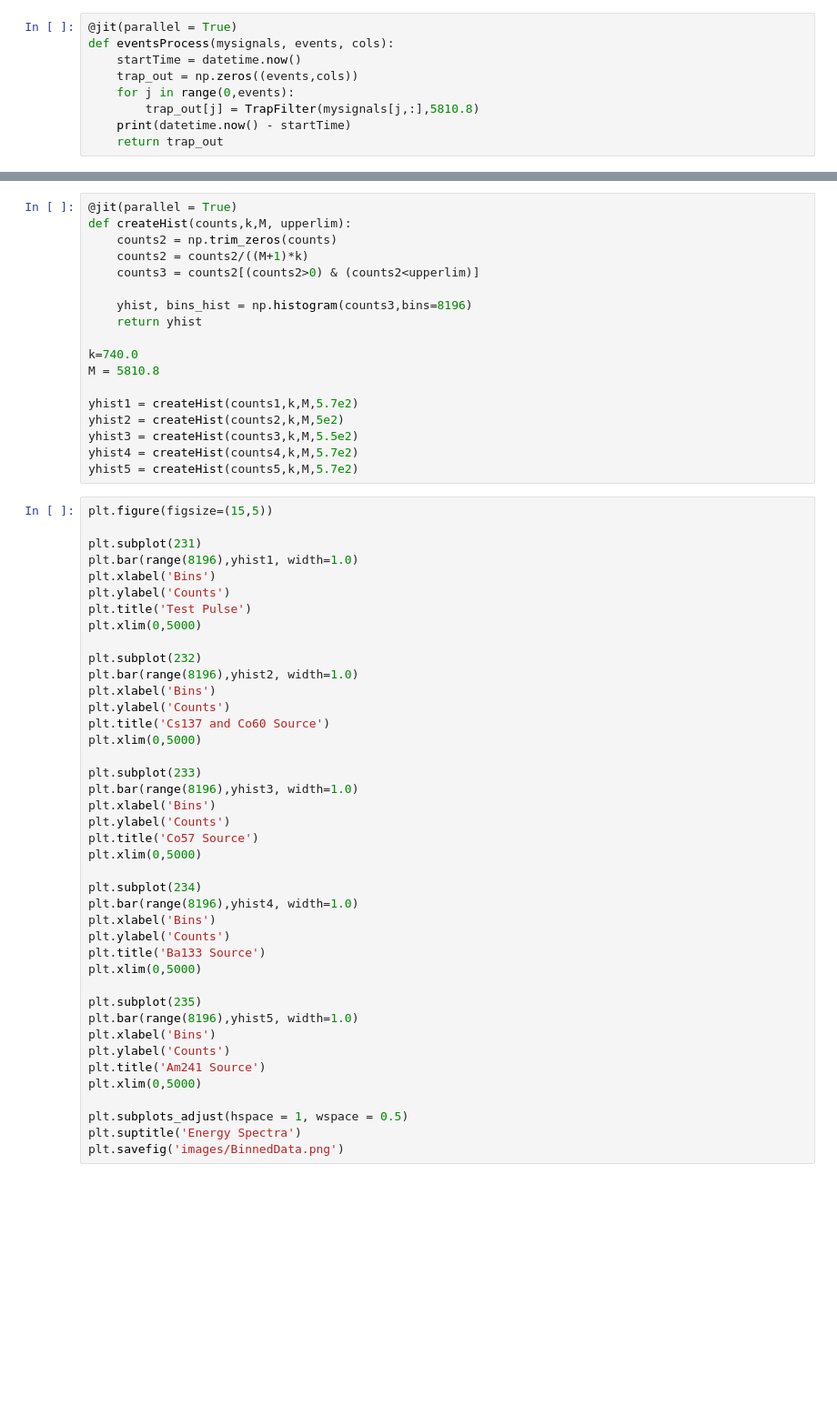
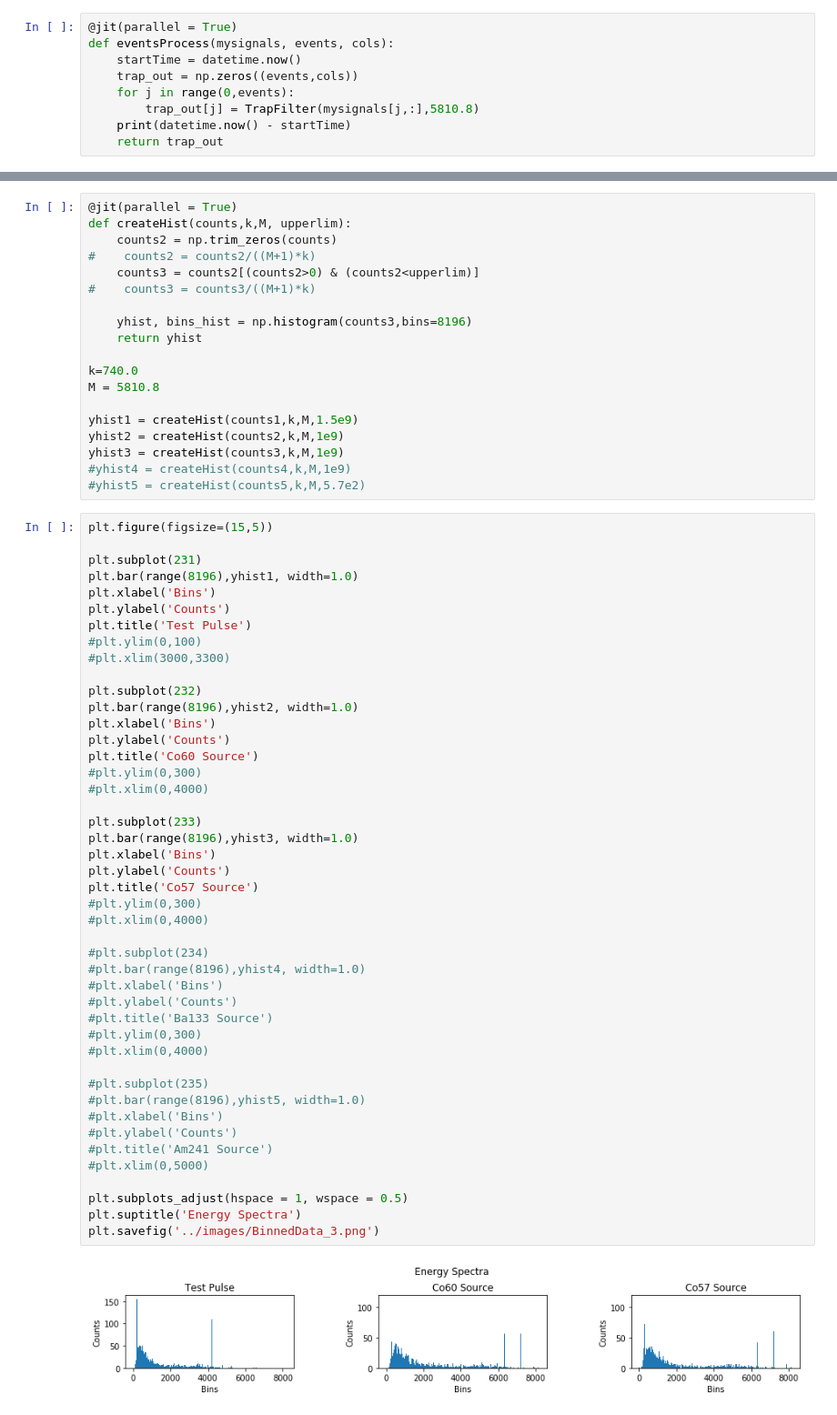
Before and after one commit to NE204-Fall2018/christopher-brand-lab1, a Jupyter notebook: code/ProduceGraphs.ipynb, the cells around one changed output, grey strips where cells are left out. Shown at 91% size. Saved outputs shown, nothing was run; the diff lists cells and outputs as text; blank space fills up the shorter version.

```diff
--- a/code/ProduceGraphs.ipynb
+++ b/code/ProduceGraphs.ipynb
@@ -233,8 +250,9 @@ for j in range(0,len(trap_out5)):
 @jit(parallel = True)
 def createHist(counts,k,M, upperlim):
     counts2 = np.trim_zeros(counts)
-    counts2 = counts2/((M+1)*k)
+#    counts2 = counts2/((M+1)*k)
     counts3 = counts2[(counts2>0) & (counts2<upperlim)]
+#    counts3 = counts3/((M+1)*k)
 
     yhist, bins_hist = np.histogram(counts3,bins=8196)
     return yhist
@@ -242,49 +260,55 @@ def createHist(counts,k,M, upperlim):
 k=740.0
 M = 5810.8
 
-yhist1 = createHist(counts1,k,M,5.7e2)
-yhist2 = createHist(counts2,k,M,5e2)
-yhist3 = createHist(counts3,k,M,5.5e2)
-yhist4 = createHist(counts4,k,M,5.7e2)
-yhist5 = createHist(counts5,k,M,5.7e2)
+yhist1 = createHist(counts1,k,M,1.5e9)
+yhist2 = createHist(counts2,k,M,1e9)
+yhist3 = createHist(counts3,k,M,1e9)
+#yhist4 = createHist(counts4,k,M,1e9)
+#yhist5 = createHist(counts5,k,M,5.7e2)
 # %%
 plt.figure(figsize=(15,5))
 
 plt.subplot(231)
 plt.bar(range(8196),yhist1, width=1.0)
 plt.xlabel('Bins')
 plt.ylabel('Counts')
 plt.title('Test Pulse')
-plt.xlim(0,5000)
+#plt.ylim(0,100)
+#plt.xlim(3000,3300)
 
 plt.subplot(232)
 plt.bar(range(8196),yhist2, width=1.0)
 plt.xlabel('Bins')
 plt.ylabel('Counts')
-plt.title('Cs137 and Co60 Source')
-plt.xlim(0,5000)
+plt.title('Co60 Source')
+#plt.ylim(0,300)
+#plt.xlim(0,4000)
 
 plt.subplot(233)
 plt.bar(range(8196),yhist3, width=1.0)
 plt.xlabel('Bins')
 plt.ylabel('Counts')
 plt.title('Co57 Source')
-plt.xlim(0,5000)
+#plt.ylim(0,300)
+#plt.xlim(0,4000)
 
-plt.subplot(234)
-plt.bar(range(8196),yhist4, width=1.0)
-plt.xlabel('Bins')
-plt.ylabel('Counts')
-plt.title('Ba133 Source')
-plt.xlim(0,5000)
+#plt.subplot(234)
+#plt.bar(range(8196),yhist4, width=1.0)
+#plt.xlabel('Bins')
+#plt.ylabel('Counts')
+#plt.title('Ba133 Source')
+#plt.ylim(0,300)
+#plt.xlim(0,4000)
 
-plt.subplot(235)
-plt.bar(range(8196),yhist5, width=1.0)
-plt.xlabel('Bins')
-plt.ylabel('Counts')
-plt.title('Am241 Source')
-plt.xlim(0,5000)
+#plt.subplot(235)
+#plt.bar(range(8196),yhist5, width=1.0)
+#plt.xlabel('Bins')
+#plt.ylabel('Counts')
+#plt.title('Am241 Source')
+#plt.xlim(0,5000)
 
 plt.subplots_adjust(hspace = 1, wspace = 0.5)
 plt.suptitle('Energy Spectra')
-plt.savefig('images/BinnedData.png')
+plt.savefig('../images/BinnedData_3.png')
+# %% [output]
+[figure, added]
```
Also changed, not shown: parts of 13 cells of this notebook, 10 other files.
